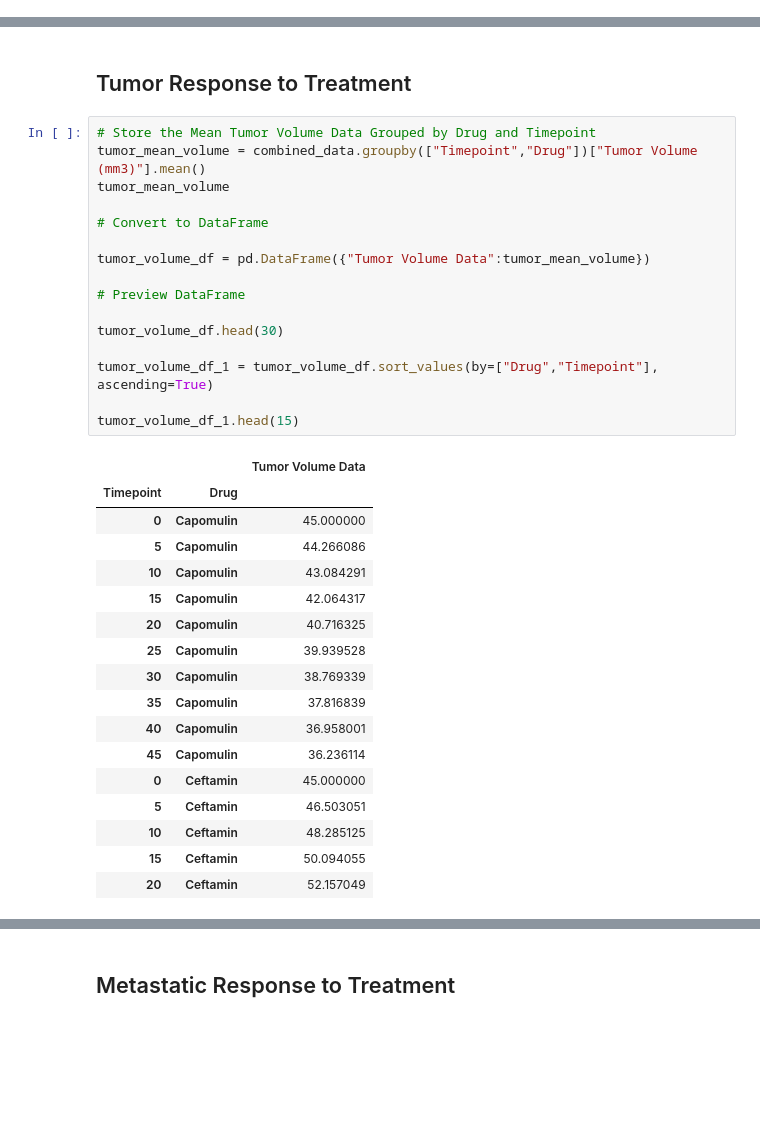
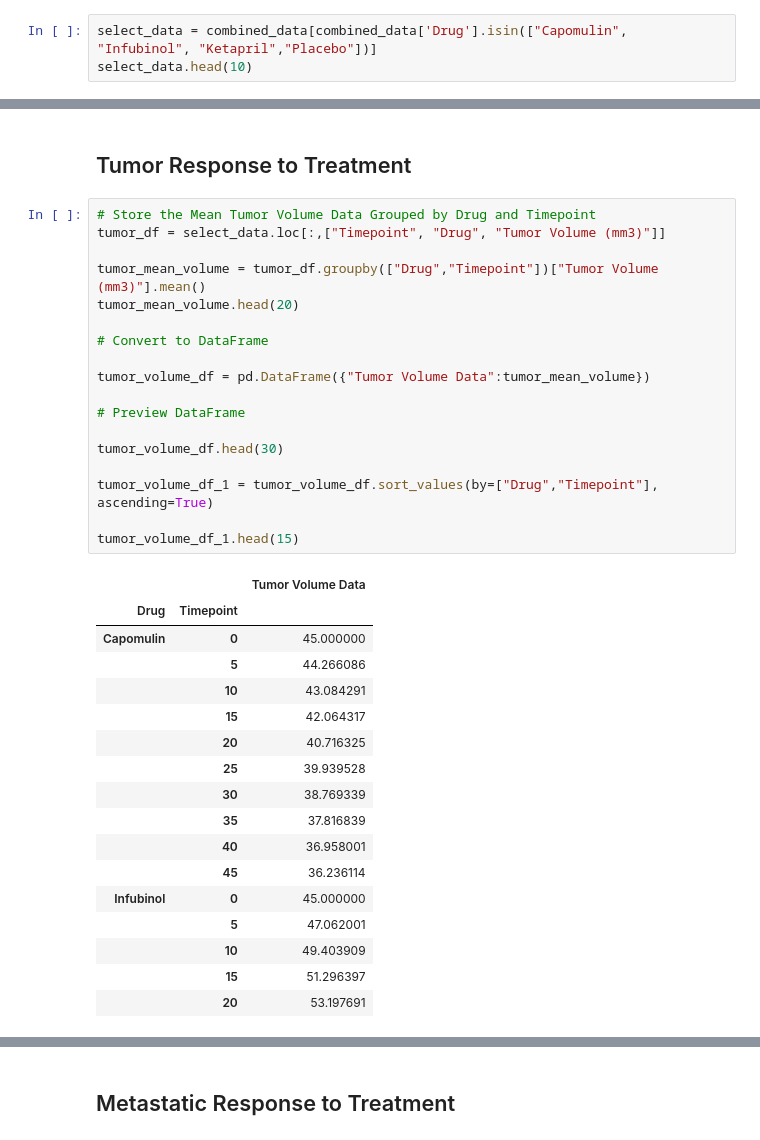
Before and after one commit to Persephone007/Matplotlib, a Jupyter notebook: pymaceuticals_starter.ipynb, the cells around one changed output, grey strips where cells are left out. Cells and saved outputs as stored; diff of their text form; blank space fills up the shorter version.

```diff
--- a/pymaceuticals_starter.ipynb
+++ b/pymaceuticals_starter.ipynb
@@ -42,3 +44,6 @@ combined_data.head(15)
 | 12 | g107 | 5 | 48.791665 | 0 | Ketapril |
 | 13 | g107 | 10 | 53.435987 | 0 | Ketapril |
 | 14 | g107 | 15 | 58.135545 | 0 | Ketapril |
+# %%
+select_data = combined_data[combined_data['Drug'].isin(["Capomulin", "Infubinol", "Ketapril","Placebo"])]
+select_data.head(10)
@@ -46,38 +63,40 @@ combined_data.head(15)
 ## Tumor Response to Treatment
 # %%
 # Store the Mean Tumor Volume Data Grouped by Drug and Timepoint
-tumor_mean_volume = combined_data.groupby(["Timepoint","Drug"])["Tumor Volume (mm3)"].mean()
-tumor_mean_volume
+tumor_df = select_data.loc[:,["Timepoint", "Drug", "Tumor Volume (mm3)"]]
+
+tumor_mean_volume = tumor_df.groupby(["Drug","Timepoint"])["Tumor Volume (mm3)"].mean()
+tumor_mean_volume.head(20)
 
 # Convert to DataFrame
 
 tumor_volume_df = pd.DataFrame({"Tumor Volume Data":tumor_mean_volume})
 
 # Preview DataFrame
 
 tumor_volume_df.head(30)
 
 tumor_volume_df_1 = tumor_volume_df.sort_values(by=["Drug","Timepoint"], ascending=True)
 
 tumor_volume_df_1.head(15)
 # %% [output]
 |  |  | Tumor Volume Data |
-| Timepoint | Drug |  |
-| 0 | Capomulin | 45.000000 |
-| 5 | Capomulin | 44.266086 |
-| 10 | Capomulin | 43.084291 |
-| 15 | Capomulin | 42.064317 |
-| 20 | Capomulin | 40.716325 |
-| 25 | Capomulin | 39.939528 |
-| 30 | Capomulin | 38.769339 |
-| 35 | Capomulin | 37.816839 |
-| 40 | Capomulin | 36.958001 |
-| 45 | Capomulin | 36.236114 |
-| 0 | Ceftamin | 45.000000 |
-| 5 | Ceftamin | 46.503051 |
-| 10 | Ceftamin | 48.285125 |
-| 15 | Ceftamin | 50.094055 |
-| 20 | Ceftamin | 52.157049 |
+| Drug | Timepoint |  |
+| Capomulin | 0 | 45.000000 |
+|  | 5 | 44.266086 |
+|  | 10 | 43.084291 |
+|  | 15 | 42.064317 |
+|  | 20 | 40.716325 |
+|  | 25 | 39.939528 |
+|  | 30 | 38.769339 |
+|  | 35 | 37.816839 |
+|  | 40 | 36.958001 |
+|  | 45 | 36.236114 |
+| Infubinol | 0 | 45.000000 |
+|  | 5 | 47.062001 |
+|  | 10 | 49.403909 |
+|  | 15 | 51.296397 |
+|  | 20 | 53.197691 |
 # %%
 # Store the Standard Error of Tumor Volumes Grouped by Drug and Timepoint
 
```
Also changed, not shown: parts of 29 cells of this notebook.
